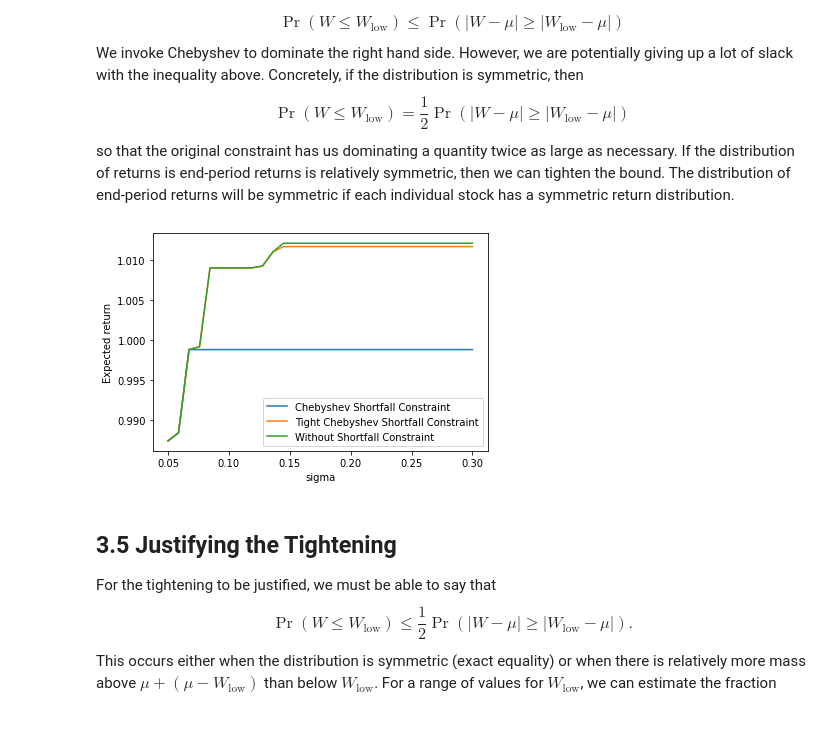
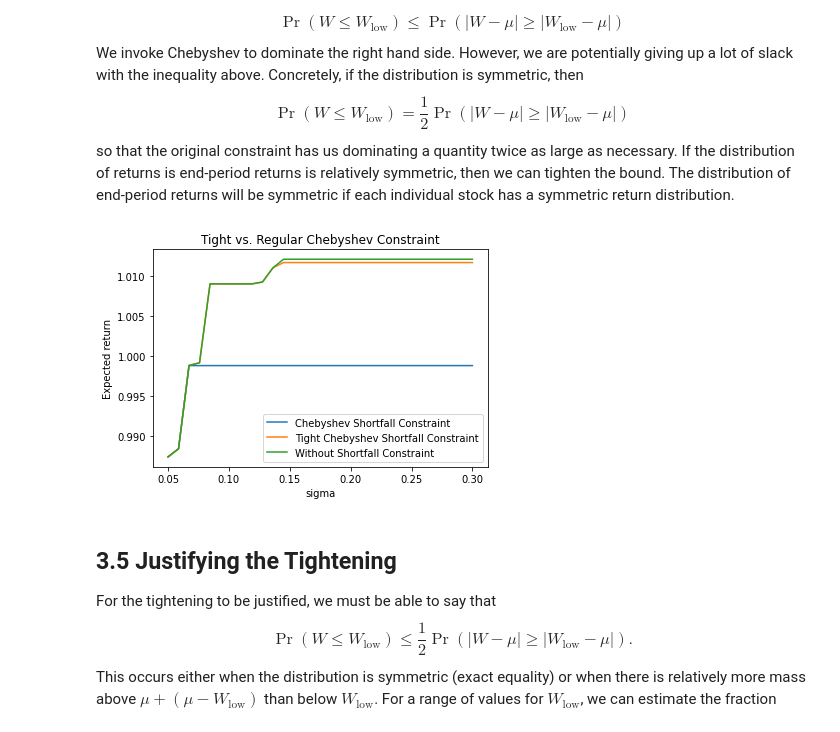
Before and after one commit to EthanSargent/transaction-cost-minimization, a Jupyter notebook: transaction-cost-minimization.ipynb, the cells around one changed output. Cells and saved outputs as stored; diff of their text form; code cells hidden in the pictures.

```diff
--- a/transaction-cost-minimization.ipynb
+++ b/transaction-cost-minimization.ipynb
@@ -684,6 +684,8 @@ $$
 $$
 so that the original constraint has us dominating a quantity twice as large as necessary. If the distribution of returns is end-period returns is relatively symmetric, then we can tighten the bound. The distribution of end-period returns will be symmetric if each individual stock has a symmetric return distribution.
 # %%
+sigmas_wide = np.linspace(.05,.3,30)
+indices = list(range(90,101))
 shortfall_results_tight = [iterative_portfolio_optimization(
     sigma,
     indices,
@@ -695,34 +697,35 @@ shortfall_results_tight = [iterative_portfolio_optimization(
     optimize_return=True) for sigma in sigmas_wide]
 shortfall_allocations_tight, shortfall_returns_tight = zip(*shortfall_results_tight)
 
 shortfall_results_chebyshev = [iterative_portfolio_optimization(
     sigma,
     indices,
     full_means,
     full_cov,
     shortfall_risk_constraints=[(.95, .7)],
     chebyshev=True,
     tighten=1,
     optimize_return=True) for sigma in sigmas_wide]
 shortfall_allocations_chebyshev, shortfall_returns_chebyshev = zip(*shortfall_results_chebyshev)
 
 heuristic_results_wide = [iterative_portfolio_optimization(
     sigma,
     indices,
     full_means,
     full_cov,
     optimize_return=True) for sigma in tqdm(sigmas_wide)]
 heuristic_allocations_wide, heuristic_returns_wide = zip(*heuristic_results_wide)
 
 plt.plot(sigmas_wide, shortfall_returns_chebyshev, label="Chebyshev Shortfall Constraint")
 plt.plot(sigmas_wide, shortfall_returns_tight, label="Tight Chebyshev Shortfall Constraint")
 plt.plot(sigmas_wide, heuristic_returns_wide, label="Without Shortfall Constraint")
 plt.xlabel("sigma")
 plt.ylabel("Expected return")
+plt.title("Tight vs. Regular Chebyshev Constraint")
 plt.legend()
 plt.show()
 # %% [output]
-[figure, old version]
+[figure, new version]
 # %% [markdown]
 ## 3.5 Justifying the Tightening
 For the tightening to be justified, we must be able to say that
```
Also changed, not shown: parts of 3 cells of this notebook, 5 other files.
